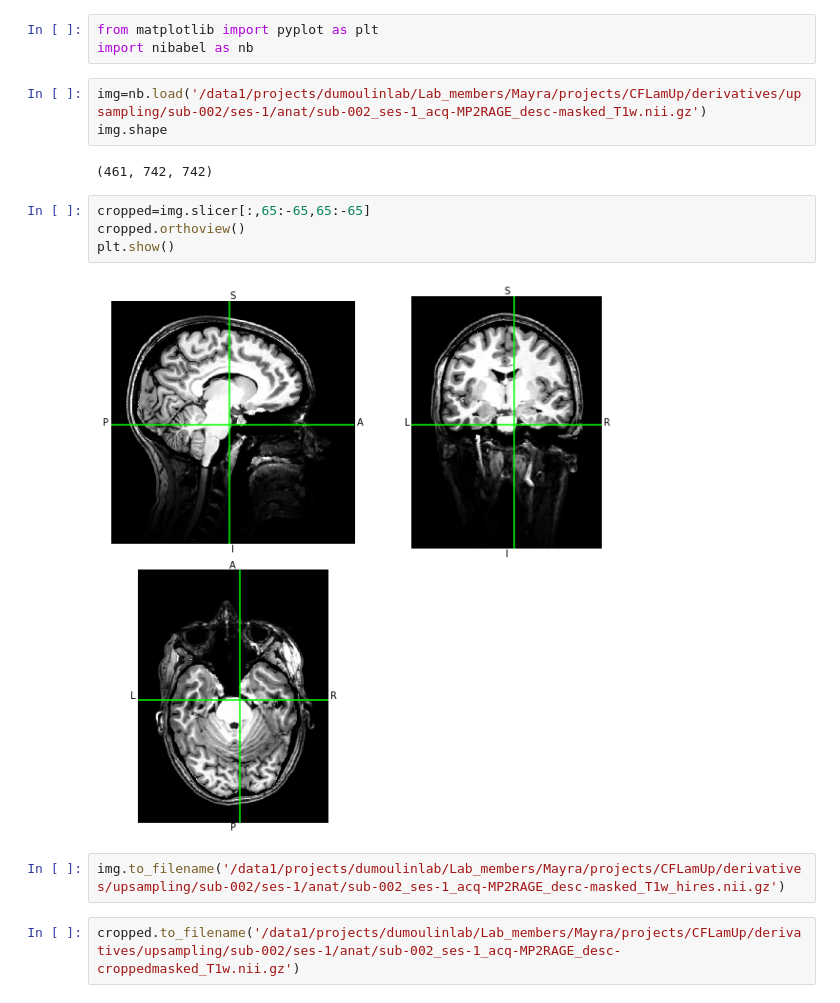
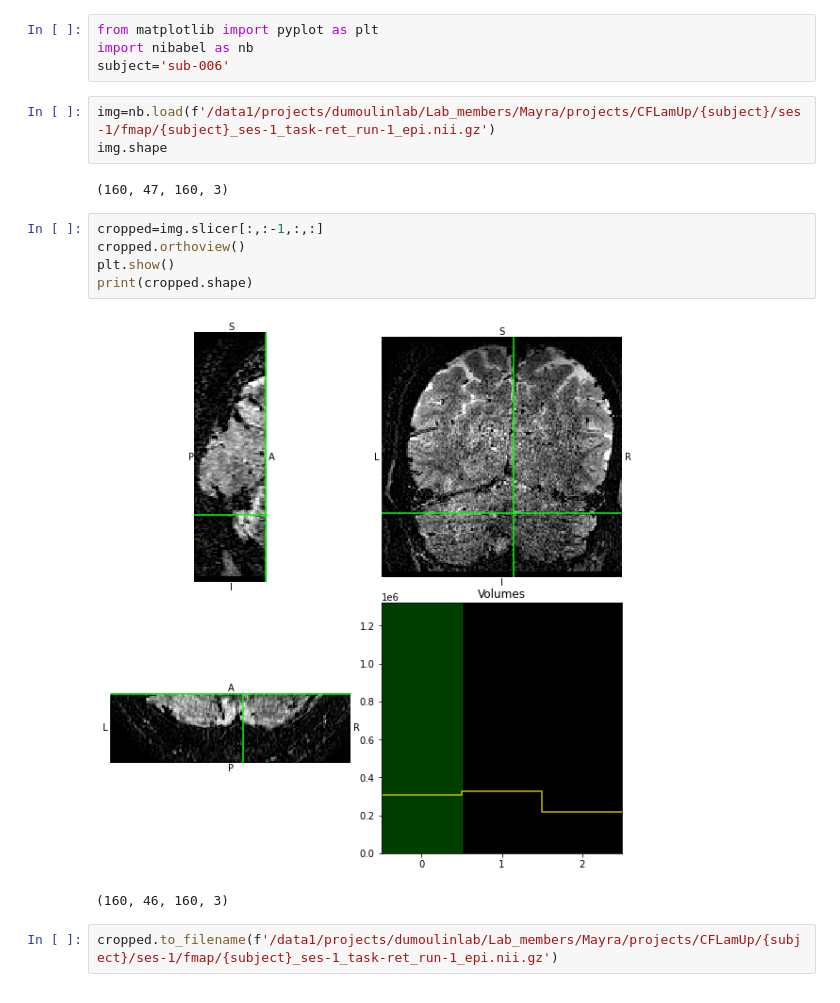
Before and after one commit to mayrabitt/cflaminar, a Jupyter notebook: utils/vcode_cropping_fmap.ipynb, the cells around one changed output. Cells and saved outputs as stored; diff of their text form.

Commit message:
crop odd fmap

```diff
--- a/utils/vcode_cropping_fmap.ipynb
+++ b/utils/vcode_cropping_fmap.ipynb
@@ -1,18 +1,19 @@
 # %%
 from matplotlib import pyplot as plt
 import nibabel as nb
+subject='sub-006'
 # %%
-img=nb.load('/data1/projects/dumoulinlab/Lab_members/Mayra/projects/CFLamUp/derivatives/upsampling/sub-002/ses-1/anat/sub-002_ses-1_acq-MP2RAGE_desc-masked_T1w.nii.gz')
+img=nb.load(f'/data1/projects/dumoulinlab/Lab_members/Mayra/projects/CFLamUp/{subject}/ses-1/fmap/{subject}_ses-1_task-ret_run-1_epi.nii.gz')
 img.shape
 # %% [output]
-(461, 742, 742)
+(160, 47, 160, 3)
 # %%
-cropped=img.slicer[:,65:-65,65:-65]
+cropped=img.slicer[:,:-1,:,:]
 cropped.orthoview()
 plt.show()
+print(cropped.shape)
 # %% [output]
-[figure, old version]
+[figure, new version]
+(160, 46, 160, 3)
 # %%
-img.to_filename('/data1/projects/dumoulinlab/Lab_members/Mayra/projects/CFLamUp/derivatives/upsampling/sub-002/ses-1/anat/sub-002_ses-1_acq-MP2RAGE_desc-masked_T1w_hires.nii.gz')
+cropped.to_filename(f'/data1/projects/dumoulinlab/Lab_members/Mayra/projects/CFLamUp/{subject}/ses-1/fmap/{subject}_ses-1_task-ret_run-1_epi.nii.gz')
-# %%
-cropped.to_filename('/data1/projects/dumoulinlab/Lab_members/Mayra/projects/CFLamUp/derivatives/upsampling/sub-002/ses-1/anat/sub-002_ses-1_acq-MP2RAGE_desc-croppedmasked_T1w.nii.gz')
```
